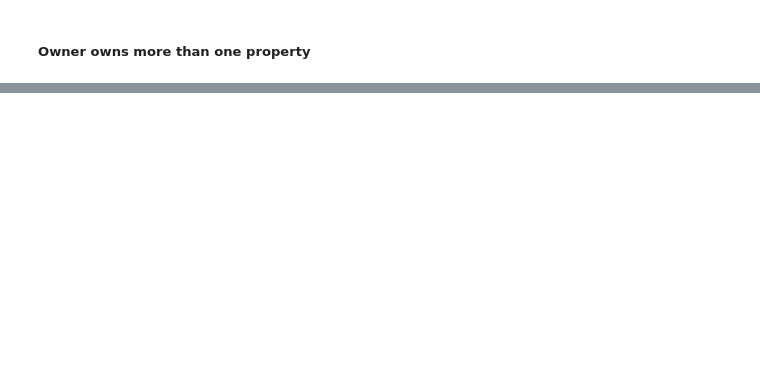
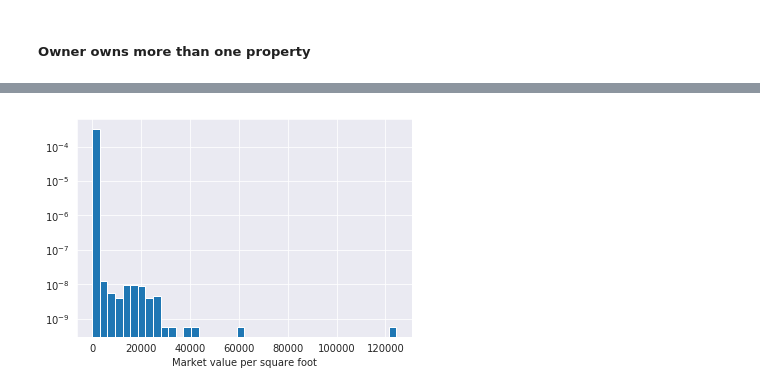
Before and after one commit to mpky/property_project, a Jupyter notebook: notebooks/Bexar_EDA.ipynb, the cells around one changed output, grey strips where cells are left out. Drawn from its saved outputs; the diff is of its cells as text; code cells hidden in the pictures; blank space fills up the shorter version.

```diff
--- a/notebooks/Bexar_EDA.ipynb
+++ b/notebooks/Bexar_EDA.ipynb
@@ -519,0 +642,6 @@ bexar_df = pd.concat([bexar_df,bexar_sos_status],axis=1)
+# %%
+plt.hist(sq_foot_df.market_value/sq_foot_df['Sq_ft'],density=True,bins=40,log=True)
+plt.xlabel('Market value per square foot')
+plt.show()
+# %% [output]
+[figure, added]
```
Also changed, not shown: parts of 43 cells of this notebook.
